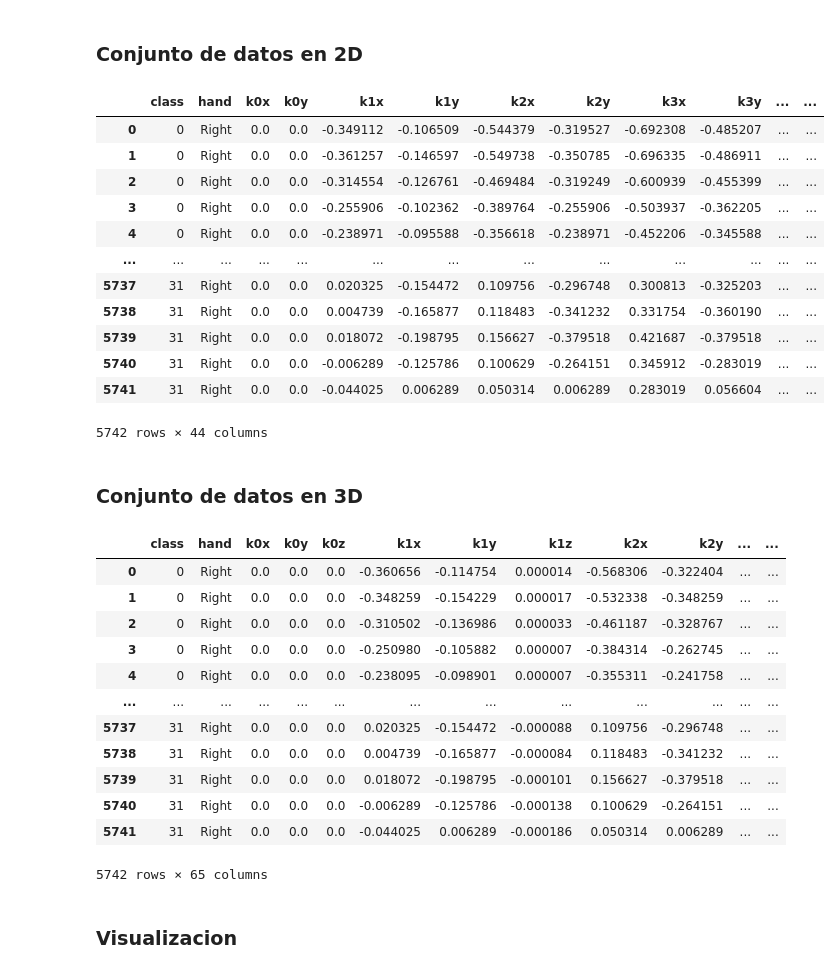
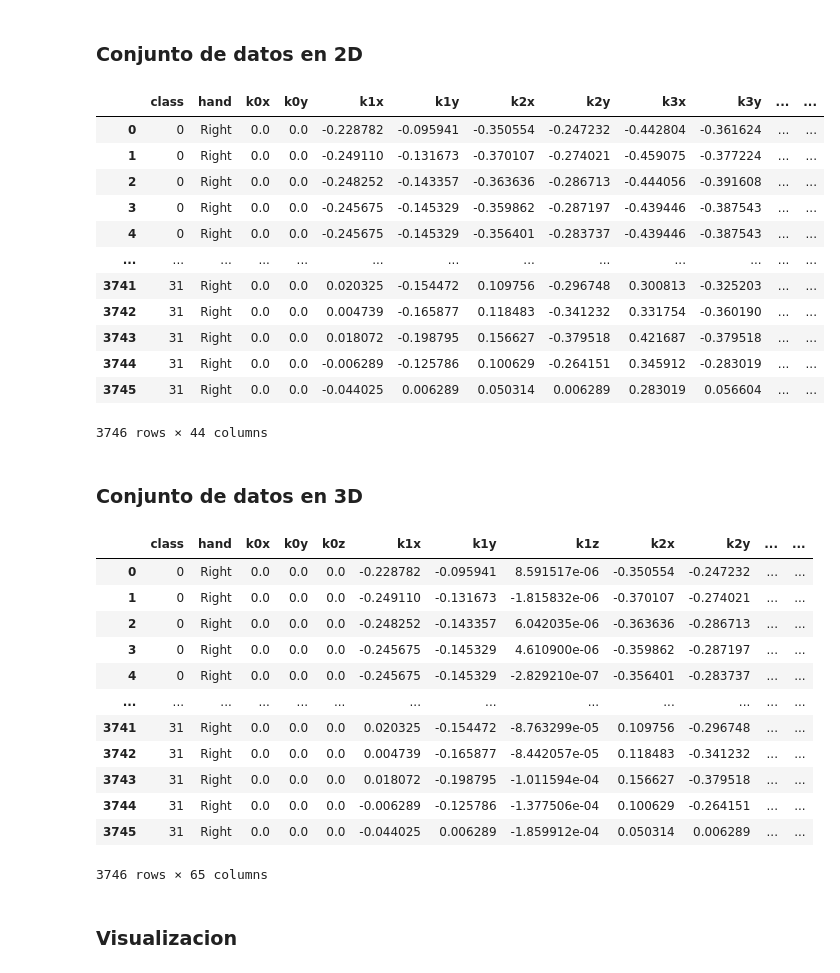
Before and after one commit to XxANTONIO73xX/CDI-Final, a Jupyter notebook: notebooks/notebook.ipynb, the cells around one changed output. Cells and saved outputs as stored; diff of their text form; code cells hidden in the pictures.

```diff
--- a/notebooks/notebook.ipynb
+++ b/notebooks/notebook.ipynb
@@ -17,39 +20,43 @@ import numpy
 # %%
 dataframes = []
 dir_path = '../data/2d_DATA/'
-for folder in os.listdir(dir_path):
+for folder, i in zip(os.listdir(dir_path), range(len(os.listdir(dir_path)))):
     path = os.path.join(dir_path, folder)
     if os.path.isdir(path):
         for file in os.listdir(path=path):
+            if file.endswith(f'test_{i}.csv'):
+                continue
             if file.endswith('.csv'):
                 path_file = os.path.join(path, file)
                 df = pd.read_csv(path_file)
                 dataframes.append(df)
 df_2d = pd.concat(dataframes, ignore_index=True)
 df_2d
 # %% [output]
 |  | class | hand | k0x | k0y | k1x | k1y | k2x | k2y | k3x | k3y | ... | ... |
-| 0 | 0 | Right | 0.0 | 0.0 | -0.349112 | -0.106509 | -0.544379 | -0.319527 | -0.692308 | -0.485207 | ... | ... |
-| 1 | 0 | Right | 0.0 | 0.0 | -0.361257 | -0.146597 | -0.549738 | -0.350785 | -0.696335 | -0.486911 | ... | ... |
-| 2 | 0 | Right | 0.0 | 0.0 | -0.314554 | -0.126761 | -0.469484 | -0.319249 | -0.600939 | -0.455399 | ... | ... |
-| 3 | 0 | Right | 0.0 | 0.0 | -0.255906 | -0.102362 | -0.389764 | -0.255906 | -0.503937 | -0.362205 | ... | ... |
-| 4 | 0 | Right | 0.0 | 0.0 | -0.238971 | -0.095588 | -0.356618 | -0.238971 | -0.452206 | -0.345588 | ... | ... |
+| 0 | 0 | Right | 0.0 | 0.0 | -0.228782 | -0.095941 | -0.350554 | -0.247232 | -0.442804 | -0.361624 | ... | ... |
+| 1 | 0 | Right | 0.0 | 0.0 | -0.249110 | -0.131673 | -0.370107 | -0.274021 | -0.459075 | -0.377224 | ... | ... |
+| 2 | 0 | Right | 0.0 | 0.0 | -0.248252 | -0.143357 | -0.363636 | -0.286713 | -0.444056 | -0.391608 | ... | ... |
+| 3 | 0 | Right | 0.0 | 0.0 | -0.245675 | -0.145329 | -0.359862 | -0.287197 | -0.439446 | -0.387543 | ... | ... |
+| 4 | 0 | Right | 0.0 | 0.0 | -0.245675 | -0.145329 | -0.356401 | -0.283737 | -0.439446 | -0.387543 | ... | ... |
 | ... | ... | ... | ... | ... | ... | ... | ... | ... | ... | ... | ... | ... |
-| 5737 | 31 | Right | 0.0 | 0.0 | 0.020325 | -0.154472 | 0.109756 | -0.296748 | 0.300813 | -0.325203 | ... | ... |
-| 5738 | 31 | Right | 0.0 | 0.0 | 0.004739 | -0.165877 | 0.118483 | -0.341232 | 0.331754 | -0.360190 | ... | ... |
-| 5739 | 31 | Right | 0.0 | 0.0 | 0.018072 | -0.198795 | 0.156627 | -0.379518 | 0.421687 | -0.379518 | ... | ... |
-| 5740 | 31 | Right | 0.0 | 0.0 | -0.006289 | -0.125786 | 0.100629 | -0.264151 | 0.345912 | -0.283019 | ... | ... |
-| 5741 | 31 | Right | 0.0 | 0.0 | -0.044025 | 0.006289 | 0.050314 | 0.006289 | 0.283019 | 0.056604 | ... | ... |
+| 3741 | 31 | Right | 0.0 | 0.0 | 0.020325 | -0.154472 | 0.109756 | -0.296748 | 0.300813 | -0.325203 | ... | ... |
+| 3742 | 31 | Right | 0.0 | 0.0 | 0.004739 | -0.165877 | 0.118483 | -0.341232 | 0.331754 | -0.360190 | ... | ... |
+| 3743 | 31 | Right | 0.0 | 0.0 | 0.018072 | -0.198795 | 0.156627 | -0.379518 | 0.421687 | -0.379518 | ... | ... |
+| 3744 | 31 | Right | 0.0 | 0.0 | -0.006289 | -0.125786 | 0.100629 | -0.264151 | 0.345912 | -0.283019 | ... | ... |
+| 3745 | 31 | Right | 0.0 | 0.0 | -0.044025 | 0.006289 | 0.050314 | 0.006289 | 0.283019 | 0.056604 | ... | ... |
-5742 rows × 44 columns
+3746 rows × 44 columns
 # %% [markdown]
 ### Conjunto de datos en 3D
 # %%
 dataframes = []
 dir_path = '../data/3d_DATA/'
-for folder in os.listdir(dir_path):
+for folder, i in zip(os.listdir(dir_path), range(len(os.listdir(dir_path)))):
     path = os.path.join(dir_path, folder)
     if os.path.isdir(path):
         for file in os.listdir(path=path):
+            if file.endswith(f'test_{i}.csv'):
+                continue
             if file.endswith('.csv'):
                 path_file = os.path.join(path, file)
                 df = pd.read_csv(path_file)
@@ -58,18 +65,18 @@ df_3d = pd.concat(dataframes, ignore_index=True)
 df_3d
 # %% [output]
 |  | class | hand | k0x | k0y | k0z | k1x | k1y | k1z | k2x | k2y | ... | ... |
-| 0 | 0 | Right | 0.0 | 0.0 | 0.0 | -0.360656 | -0.114754 | 0.000014 | -0.568306 | -0.322404 | ... | ... |
-| 1 | 0 | Right | 0.0 | 0.0 | 0.0 | -0.348259 | -0.154229 | 0.000017 | -0.532338 | -0.348259 | ... | ... |
-| 2 | 0 | Right | 0.0 | 0.0 | 0.0 | -0.310502 | -0.136986 | 0.000033 | -0.461187 | -0.328767 | ... | ... |
-| 3 | 0 | Right | 0.0 | 0.0 | 0.0 | -0.250980 | -0.105882 | 0.000007 | -0.384314 | -0.262745 | ... | ... |
-| 4 | 0 | Right | 0.0 | 0.0 | 0.0 | -0.238095 | -0.098901 | 0.000007 | -0.355311 | -0.241758 | ... | ... |
+| 0 | 0 | Right | 0.0 | 0.0 | 0.0 | -0.228782 | -0.095941 | 8.591517e-06 | -0.350554 | -0.247232 | ... | ... |
+| 1 | 0 | Right | 0.0 | 0.0 | 0.0 | -0.249110 | -0.131673 | -1.815832e-06 | -0.370107 | -0.274021 | ... | ... |
+| 2 | 0 | Right | 0.0 | 0.0 | 0.0 | -0.248252 | -0.143357 | 6.042035e-06 | -0.363636 | -0.286713 | ... | ... |
+| 3 | 0 | Right | 0.0 | 0.0 | 0.0 | -0.245675 | -0.145329 | 4.610900e-06 | -0.359862 | -0.287197 | ... | ... |
+| 4 | 0 | Right | 0.0 | 0.0 | 0.0 | -0.245675 | -0.145329 | -2.829210e-07 | -0.356401 | -0.283737 | ... | ... |
 | ... | ... | ... | ... | ... | ... | ... | ... | ... | ... | ... | ... | ... |
-| 5737 | 31 | Right | 0.0 | 0.0 | 0.0 | 0.020325 | -0.154472 | -0.000088 | 0.109756 | -0.296748 | ... | ... |
-| 5738 | 31 | Right | 0.0 | 0.0 | 0.0 | 0.004739 | -0.165877 | -0.000084 | 0.118483 | -0.341232 | ... | ... |
-| 5739 | 31 | Right | 0.0 | 0.0 | 0.0 | 0.018072 | -0.198795 | -0.000101 | 0.156627 | -0.379518 | ... | ... |
-| 5740 | 31 | Right | 0.0 | 0.0 | 0.0 | -0.006289 | -0.125786 | -0.000138 | 0.100629 | -0.264151 | ... | ... |
-| 5741 | 31 | Right | 0.0 | 0.0 | 0.0 | -0.044025 | 0.006289 | -0.000186 | 0.050314 | 0.006289 | ... | ... |
+| 3741 | 31 | Right | 0.0 | 0.0 | 0.0 | 0.020325 | -0.154472 | -8.763299e-05 | 0.109756 | -0.296748 | ... | ... |
+| 3742 | 31 | Right | 0.0 | 0.0 | 0.0 | 0.004739 | -0.165877 | -8.442057e-05 | 0.118483 | -0.341232 | ... | ... |
+| 3743 | 31 | Right | 0.0 | 0.0 | 0.0 | 0.018072 | -0.198795 | -1.011594e-04 | 0.156627 | -0.379518 | ... | ... |
+| 3744 | 31 | Right | 0.0 | 0.0 | 0.0 | -0.006289 | -0.125786 | -1.377506e-04 | 0.100629 | -0.264151 | ... | ... |
+| 3745 | 31 | Right | 0.0 | 0.0 | 0.0 | -0.044025 | 0.006289 | -1.859912e-04 | 0.050314 | 0.006289 | ... | ... |
-5742 rows × 65 columns
+3746 rows × 65 columns
 # %% [markdown]
 ### Visualizacion
 # %%
```
Also changed, not shown: parts of 6 cells of this notebook, 6 other files.
